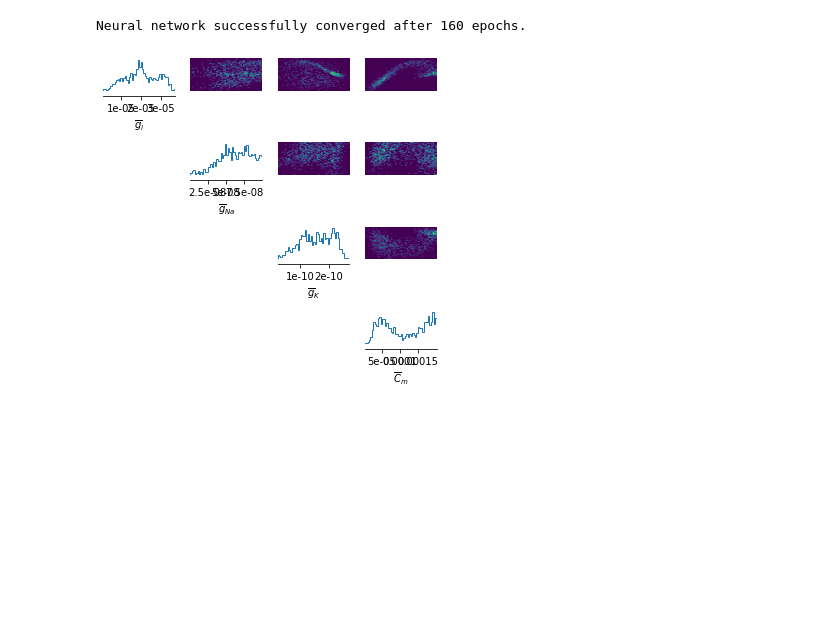
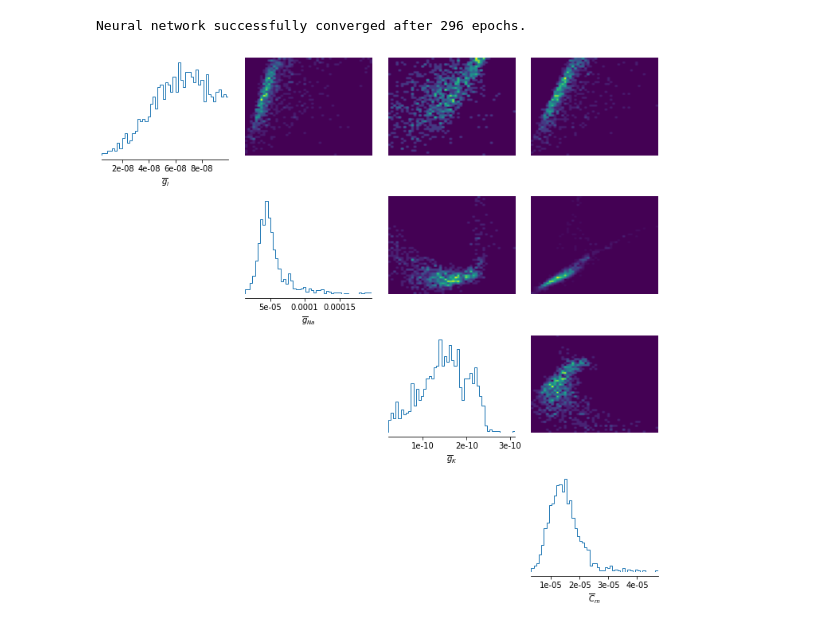
Before and after one commit to akapet00/gsoc_dump_repo, a Jupyter notebook: playground/issue44.ipynb, the cells around one changed output. Drawn from its saved outputs; the diff is of its cells as text; code cells hidden in the pictures; blank space fills up the shorter version.

```diff
--- a/playground/issue44.ipynb
+++ b/playground/issue44.ipynb
@@ -202,39 +17,39 @@ El = -65*mV
 EK = -90*mV
 ENa = 50*mV
 VT = -63*mV
 dt = 0.01*ms
 eqs='''
     dv/dt = (gl*(El-v) - g_na*(m*m*m)*h*(v-ENa) - g_kd*(n*n*n*n)*(v-EK) + I)/Cm : volt
     dm/dt = 0.32*(mV**-1)*(13.*mV-v+VT)/
         (exp((13.*mV-v+VT)/(4.*mV))-1.)/ms*(1-m)-0.28*(mV**-1)*(v-VT-40.*mV)/
         (exp((v-VT-40.*mV)/(5.*mV))-1.)/ms*m : 1
     dn/dt = 0.032*(mV**-1)*(15.*mV-v+VT)/
         (exp((15.*mV-v+VT)/(5.*mV))-1.)/ms*(1.-n)-.5*exp((10.*mV-v+VT)/(40.*mV))/ms*n : 1
     dh/dt = 0.128*exp((17.*mV-v+VT)/(18.*mV))/ms*(1.-h)-4./(1+exp((40.*mV-v+VT)/(5.*mV)))/ms*h : 1
     g_na : siemens (constant)
     g_kd : siemens (constant)
     gl   : siemens (constant)
     Cm   : farad (constant)
 '''
 labels_params = [r'$\overline{g}_{l}$', r'$\overline{g}_{Na}$',
                  r'$\overline{g}_{K}$', r'$\overline{C}_{m}$']
 
 inferencer = Inferencer(dt=dt, model=eqs,
                         input={'I': inp_traces*amp},
                         output={'v': out_traces*mV},
                         method='exponential_euler',
-                        threshold='m>0.5',
-                        refractory='m>0.5',
+                        threshold='m > 0.5',
+                        refractory='m > 0.5',
                         param_init={'v': 'VT'})
 
-inferencer.generate(n_samples=1000,
-                    gl = [1e-09 *siemens, 1e-07 *siemens],
-                    g_na = [2e-06*siemens, 2e-04*siemens],
-                    g_kd = [6e-07*siemens, 6e-05*siemens],
+inferencer.generate(n_samples=5000,
+                    gl=[1e-09*siemens, 1e-07*siemens],
+                    g_na=[2e-06*siemens, 2e-04*siemens],
+                    g_kd=[6e-07*siemens, 6e-05*siemens],
                     Cm=[0.1*ufarad*cm**-2 * area, 2*ufarad*cm**-2 * area])
 inferencer.train()
 samples = inferencer.sample(1000, viz=True,
-                            labels=labels_params, figsize=(5, 5))
+                            labels=labels_params, figsize=(10, 10))
 # %% [output]
-Neural network successfully converged after 160 epochs.
+Neural network successfully converged after 296 epochs.
-[figure, old version]
+[figure, new version]
```
Also changed, not shown: parts of 7 cells of this notebook, 1 other file.
